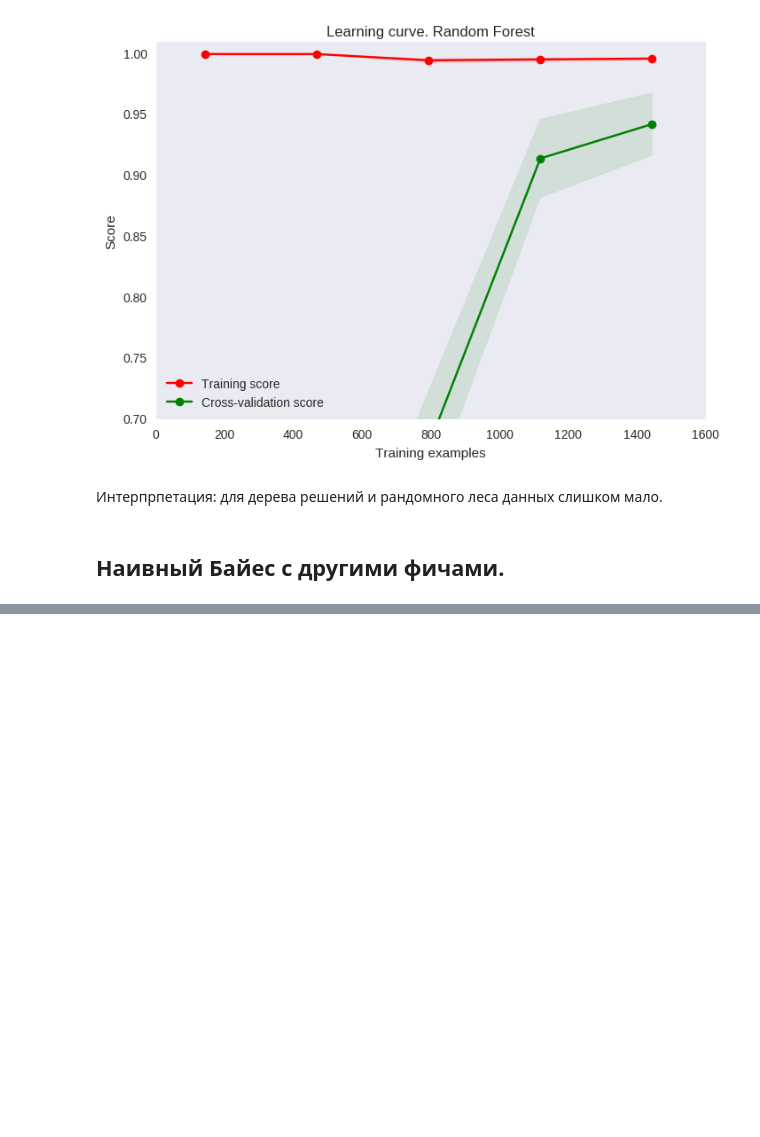
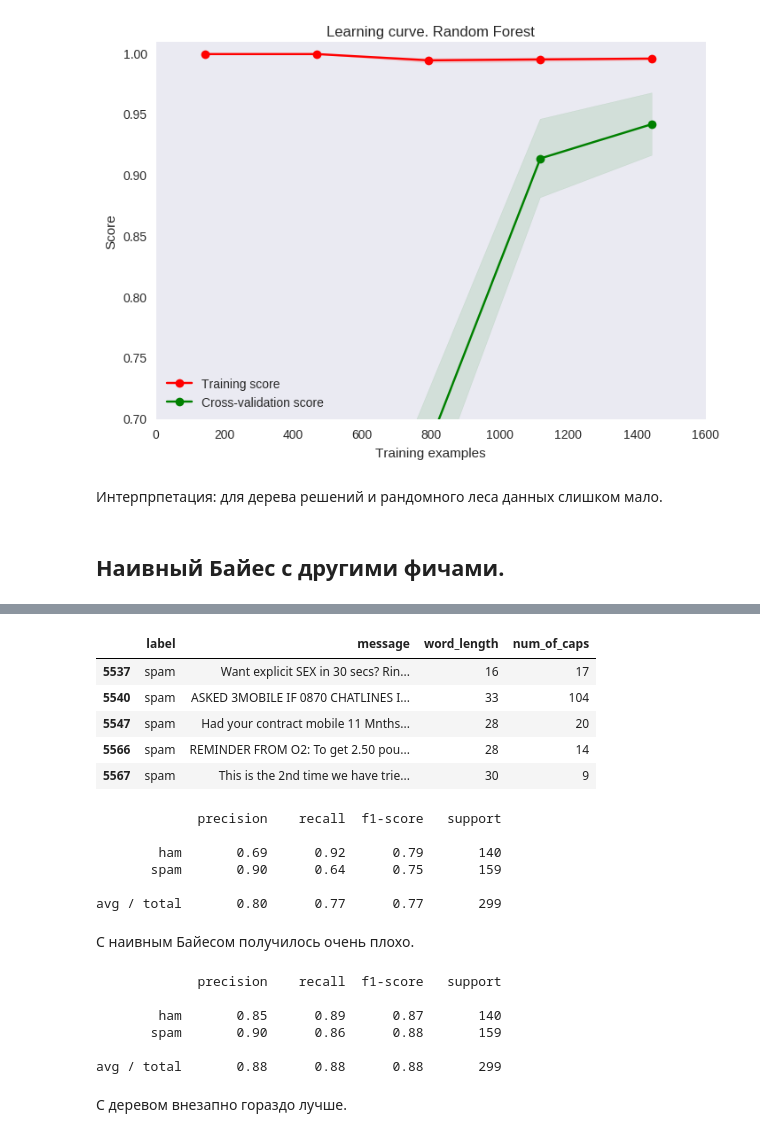
Before and after one commit to maryszmary/ml_hw, a Jupyter notebook: ml_hw2.ipynb, the cells around one changed output, grey strips where cells are left out. Drawn from its saved outputs; the diff is of its cells as text; code cells hidden in the pictures; blank space fills up the shorter version.

```diff
--- a/ml_hw2.ipynb
+++ b/ml_hw2.ipynb
@@ -431,0 +451,9 @@ plt.show()
+# %%
+balanced.tail()
+# %% [output]
+|  | label | message | word_length | num_of_caps |
+| 5537 | spam | Want explicit SEX in 30 secs? Rin... | 16 | 17 |
+| 5540 | spam | ASKED 3MOBILE IF 0870 CHATLINES I... | 33 | 104 |
+| 5547 | spam | Had your contract mobile 11 Mnths... | 28 | 20 |
+| 5566 | spam | REMINDER FROM O2: To get 2.50 pou... | 28 | 14 |
+| 5567 | spam | This is the 2nd time we have trie... | 30 | 9 |
@@ -431,0 +464,28 @@ plt.show()
+# %%
+naive_model = MultinomialNB()
+naive_model.fit(train_x, train_y)
+predict_y = naive_model.predict(test_x)
+print(classification_report(test_y, predict_y))
+# %% [output]
+             precision    recall  f1-score   support
+
+        ham       0.69      0.92      0.79       140
+       spam       0.90      0.64      0.75       159
+
+avg / total       0.80      0.77      0.77       299
+# %% [markdown]
+С наивным Байесом получилось очень плохо.
+# %%
+tree = DecisionTreeClassifier()
+tree.fit(train_x, train_y)
+predict_y = tree.predict(test_x)
+print(classification_report(test_y, predict_y))
+# %% [output]
+             precision    recall  f1-score   support
+
+        ham       0.85      0.89      0.87       140
+       spam       0.90      0.86      0.88       159
+
+avg / total       0.88      0.88      0.88       299
+# %% [markdown]
+С деревом внезапно гораздо лучше.
```
Also changed, not shown: parts of 8 cells of this notebook.
